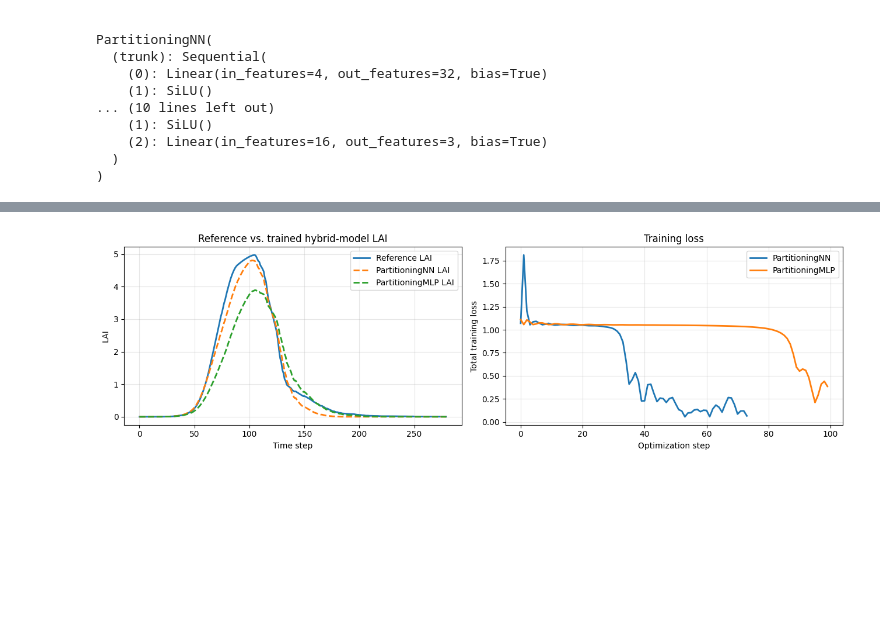
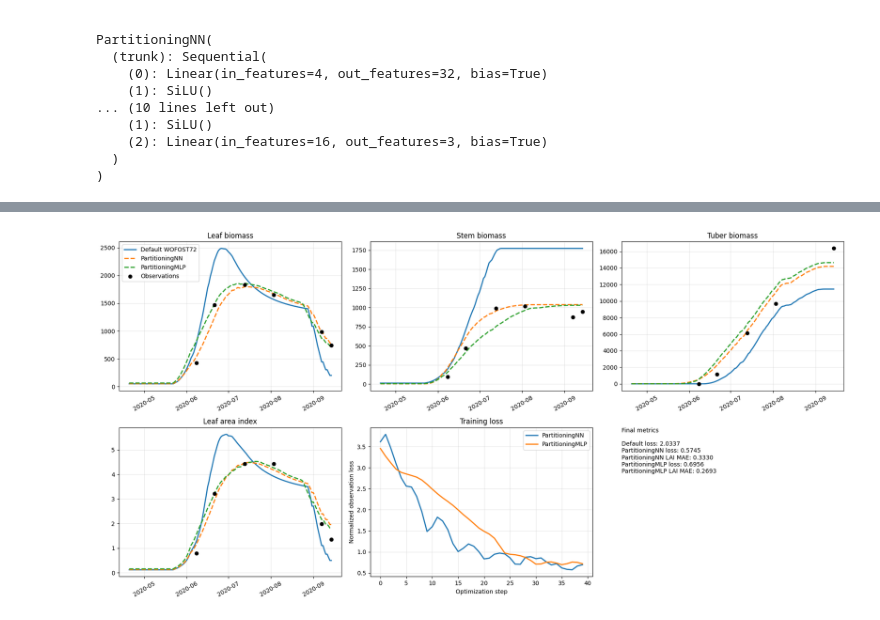
Before and after one commit to WUR-AI/diffWOFOST, a Jupyter notebook: docs/notebooks/hybrid_partitioning_wofost72.ipynb, the cells around one changed output, grey strips where cells are left out. Saved outputs shown, nothing was run; the diff lists cells and outputs as text; code cells hidden in the pictures; blank space fills up the shorter version.

```diff
--- a/docs/notebooks/hybrid_partitioning_wofost72.ipynb
+++ b/docs/notebooks/hybrid_partitioning_wofost72.ipynb
@@ -265,12 +478,0 @@ def run_reference_wofost72():
-# %%
-reference_results = run_reference_wofost72()
-
-initial_runs = {
-    "PartitioningNN": run_hybrid_wofost72(partition_nn),
-    "PartitioningMLP": run_hybrid_wofost72(partition_mlp),
-}
-
-for model_name, model_results in initial_runs.items():
-    initial_loss = torch.mean(torch.abs(model_results["LAI"] - expected_lai))
-    print(f"{model_name} initial LAI MAE: {initial_loss.detach().item():.4f}")
-    print(f"{model_name} initial FR sample: {model_results['FR'][10].detach().item():.4f}")
@@ -407,30 +626,67 @@ Let's plot the trained LAI trajectories and the total training loss histories fo
 # %%
-fig, axes = plt.subplots(1, 2, figsize=(13, 4))
+reference_frame = tensors_to_frame(reference_results)
+trained_frames = {
+    model_name: tensors_to_frame(run_info["results"])
+    for model_name, run_info in training_runs.items()
+}
 
-axes[0].plot(expected_lai.detach().cpu().numpy(), label="Reference LAI", linewidth=2)
+fig, axes = plt.subplots(2, 3, figsize=(18, 9), sharex=False)
+panels = [
+    ("WLV", "WLV", "Leaf biomass"),
+    ("TWST", "TWST", "Stem biomass"),
+    ("TWSO", "TWSO", "Tuber biomass"),
+    ("LAI", "LAI", "Leaf area index"),
+]
+
+for ax, (obs_name, sim_name, title) in zip(axes.ravel()[:4], panels, strict=False):
+    ax.plot(reference_frame.index, reference_frame[sim_name], label="Default WOFOST72", linewidth=2)
+    for fitted_name, frame in trained_frames.items():
+        ax.plot(
+            frame.index,
+            frame[sim_name],
+            label=fitted_name,
+            linewidth=2,
+            linestyle="--",
+        )
+    ax.scatter(
+        matched_observations.index,
+        matched_observations[obs_name],
+        color="black",
+        s=35,
+        label="Observations",
+        zorder=5,
+    )
+    ax.set_title(title)
+    ax.grid(alpha=0.3)
+
+axes[0, 0].legend(loc="upper left")
+
+loss_ax = axes[1, 1]
 for model_name, run_info in training_runs.items():
-    axes[0].plot(
-        run_info["results"]["LAI"].detach().cpu().numpy(),
-        label=f"{model_name} LAI",
-        linewidth=2,
-        linestyle="--",
-    )
-axes[0].set_xlabel("Time step")
-axes[0].set_ylabel("LAI")
-axes[0].set_title("Reference vs. trained hybrid-model LAI")
-axes[0].grid(alpha=0.3)
-axes[0].legend()
+    loss_ax.plot(run_info["loss_history"], linewidth=2, label=model_name)
+loss_ax.set_title("Training loss")
+loss_ax.set_xlabel("Optimization step")
+loss_ax.set_ylabel("Normalized observation loss")
+loss_ax.grid(alpha=0.3)
+loss_ax.legend()
 
+summary_ax = axes[1, 2]
+summary_ax.axis("off")
+summary_lines = [
+    "Final metrics",
+    "",
+    f"Default loss: {reference_loss.detach().item():.4f}",
+]
 for model_name, run_info in training_runs.items():
-    axes[1].plot(run_info["loss_history"], linewidth=2, label=model_name)
-axes[1].set_xlabel("Optimization step")
-axes[1].set_ylabel("Total training loss")
-axes[1].set_title("Training loss")
-axes[1].grid(alpha=0.3)
-axes[1].legend()
+    summary_lines.append(f"{model_name} loss: {run_info['final_total_loss']:.4f}")
+    summary_lines.append(f"{model_name} LAI MAE: {run_info['final_lai_mae']:.4f}")
+summary_ax.text(0.0, 1.0, "\n".join(summary_lines), va="top")
+
+for ax in axes.ravel()[:4]:
+    ax.tick_params(axis="x", rotation=30)
 
 plt.tight_layout()
 plt.show()
 # %% [output]
-[figure, old version]
+[figure, new version]
 # %% [markdown]
```
Also changed, not shown: parts of 30 cells of this notebook, 1 other file.
